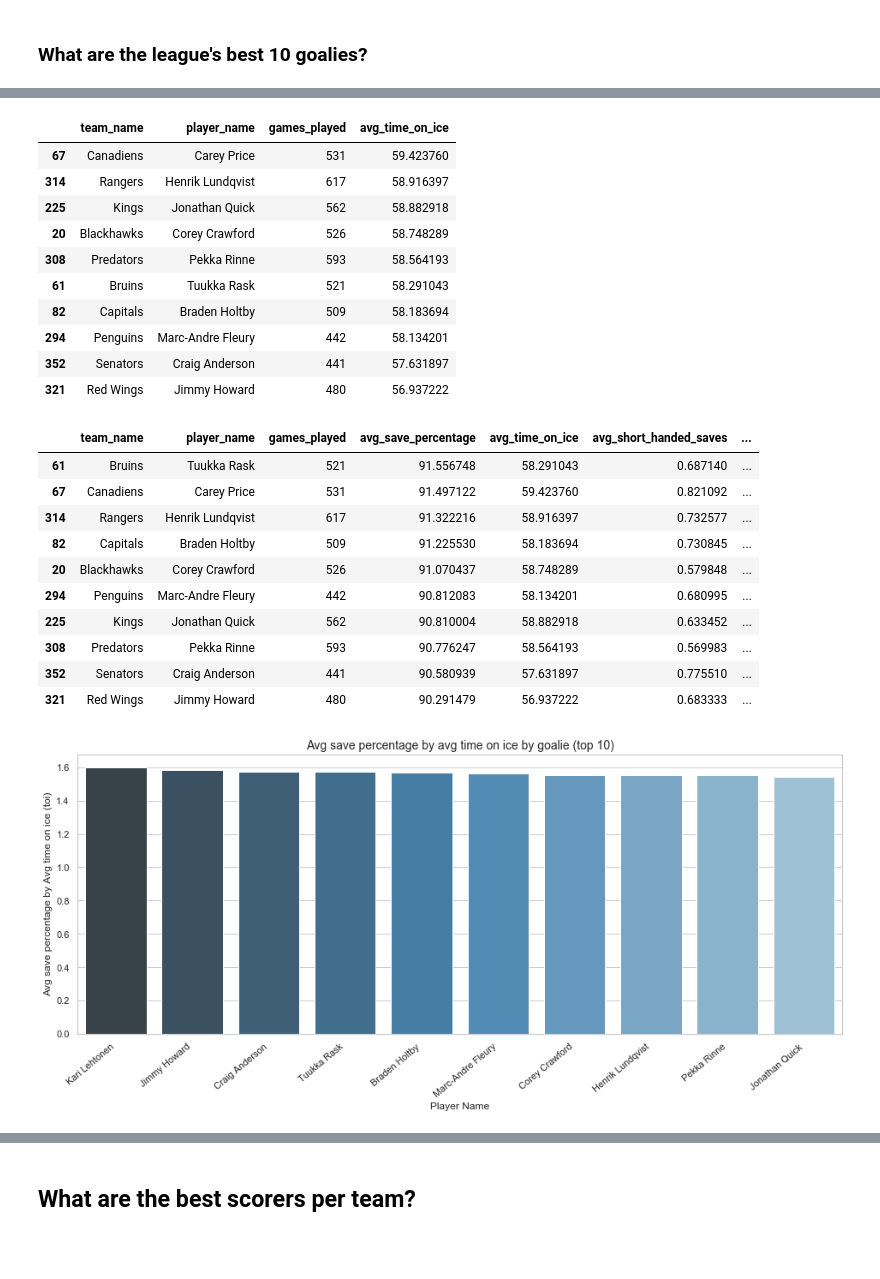
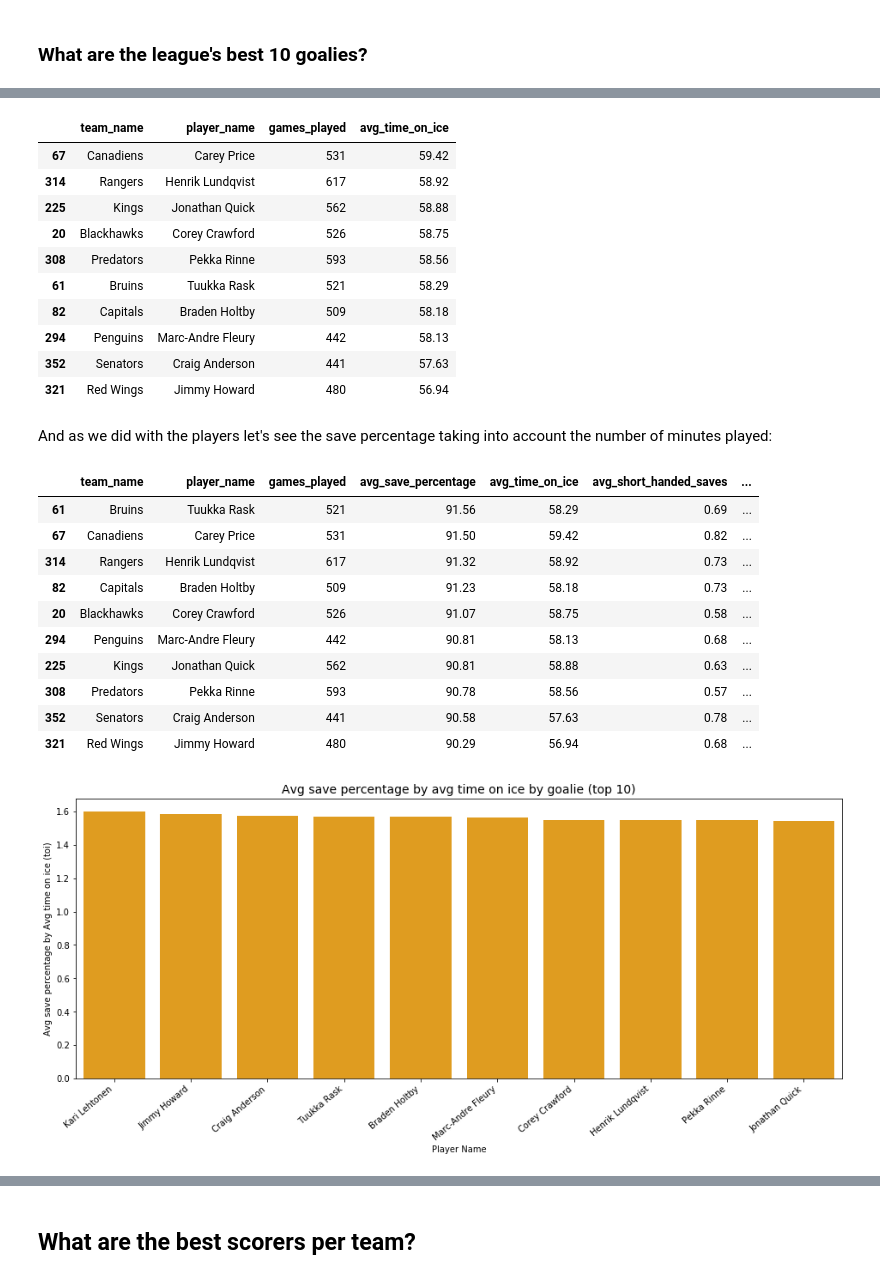
Before and after one commit to pwolter/HockeyStats, a Jupyter notebook: Hockey_fun.ipynb, the cells around one changed output, grey strips where cells are left out. Cells and saved outputs as stored; diff of their text form; code cells hidden in the pictures; blank space fills up the shorter version.

```diff
--- a/Hockey_fun.ipynb
+++ b/Hockey_fun.ipynb
@@ -660 +693,7 @@ top_10_skaters[top_10_skaters['games_played'] > min_games].sort_values('penalty_
+# %%
+# Rename columns
+top_goalies.columns = ['team_name','player_name','games_played','avg_save_percentage','avg_time_on_ice', 'avg_short_handed_saves']
+# %%
+# Let's convert the time on ice from seconds to minutes
+top_goalies['avg_time_on_ice'] = top_goalies['avg_time_on_ice'] / 60
 # %%
@@ -707 +720,3 @@ plt.show()
+# %%
+top_goalies = top_goalies[top_goalies['games_played'] > min_games]
 # %%
@@ -741,43 +760,45 @@ plt.show()
 # %%
-top_10_goalies[top_10_goalies['games_played'] > min_games].sort_values('avg_time_on_ice', ascending=False).head(10)[['team_name','player_name','games_played','avg_time_on_ice']]
+top_goalies.sort_values('avg_time_on_ice', ascending=False).head(10)[['team_name','player_name','games_played','avg_time_on_ice']]
 # %% [output]
 |  | team_name | player_name | games_played | avg_time_on_ice |
-| 67 | Canadiens | Carey Price | 531 | 59.423760 |
-| 314 | Rangers | Henrik Lundqvist | 617 | 58.916397 |
-| 225 | Kings | Jonathan Quick | 562 | 58.882918 |
-| 20 | Blackhawks | Corey Crawford | 526 | 58.748289 |
-| 308 | Predators | Pekka Rinne | 593 | 58.564193 |
-| 61 | Bruins | Tuukka Rask | 521 | 58.291043 |
-| 82 | Capitals | Braden Holtby | 509 | 58.183694 |
-| 294 | Penguins | Marc-Andre Fleury | 442 | 58.134201 |
-| 352 | Senators | Craig Anderson | 441 | 57.631897 |
-| 321 | Red Wings | Jimmy Howard | 480 | 56.937222 |
+| 67 | Canadiens | Carey Price | 531 | 59.42 |
+| 314 | Rangers | Henrik Lundqvist | 617 | 58.92 |
+| 225 | Kings | Jonathan Quick | 562 | 58.88 |
+| 20 | Blackhawks | Corey Crawford | 526 | 58.75 |
+| 308 | Predators | Pekka Rinne | 593 | 58.56 |
+| 61 | Bruins | Tuukka Rask | 521 | 58.29 |
+| 82 | Capitals | Braden Holtby | 509 | 58.18 |
+| 294 | Penguins | Marc-Andre Fleury | 442 | 58.13 |
+| 352 | Senators | Craig Anderson | 441 | 57.63 |
+| 321 | Red Wings | Jimmy Howard | 480 | 56.94 |
+# %% [markdown]
+And as we did with the players let's see the save percentage taking into account the number of minutes played:
 # %%
 # Let's see also how avg_save_percentage relate to time on ice (toi)
-top_10_goalies['avg_save_percentage_by_toi'] = top_10_goalies['avg_save_percentage'] / (top_10_goalies['avg_time_on_ice'])
+top_goalies['avg_save_percentage_by_toi'] = top_goalies['avg_save_percentage'] / (top_goalies['avg_time_on_ice'])
 
 # Now we look at the top 10 players
-top_10_goalies[top_10_goalies['games_played'] > min_games].sort_values('avg_save_percentage', ascending=False).head(10)
+top_goalies.sort_values('avg_save_percentage', ascending=False).head(10)
 # %% [output]
 |  | team_name | player_name | games_played | avg_save_percentage | avg_time_on_ice | avg_short_handed_saves | ... |
-| 61 | Bruins | Tuukka Rask | 521 | 91.556748 | 58.291043 | 0.687140 | ... |
-| 67 | Canadiens | Carey Price | 531 | 91.497122 | 59.423760 | 0.821092 | ... |
-| 314 | Rangers | Henrik Lundqvist | 617 | 91.322216 | 58.916397 | 0.732577 | ... |
-| 82 | Capitals | Braden Holtby | 509 | 91.225530 | 58.183694 | 0.730845 | ... |
-| 20 | Blackhawks | Corey Crawford | 526 | 91.070437 | 58.748289 | 0.579848 | ... |
-| 294 | Penguins | Marc-Andre Fleury | 442 | 90.812083 | 58.134201 | 0.680995 | ... |
-| 225 | Kings | Jonathan Quick | 562 | 90.810004 | 58.882918 | 0.633452 | ... |
-| 308 | Predators | Pekka Rinne | 593 | 90.776247 | 58.564193 | 0.569983 | ... |
-| 352 | Senators | Craig Anderson | 441 | 90.580939 | 57.631897 | 0.775510 | ... |
-| 321 | Red Wings | Jimmy Howard | 480 | 90.291479 | 56.937222 | 0.683333 | ... |
+| 61 | Bruins | Tuukka Rask | 521 | 91.56 | 58.29 | 0.69 | ... |
+| 67 | Canadiens | Carey Price | 531 | 91.50 | 59.42 | 0.82 | ... |
+| 314 | Rangers | Henrik Lundqvist | 617 | 91.32 | 58.92 | 0.73 | ... |
+| 82 | Capitals | Braden Holtby | 509 | 91.23 | 58.18 | 0.73 | ... |
+| 20 | Blackhawks | Corey Crawford | 526 | 91.07 | 58.75 | 0.58 | ... |
+| 294 | Penguins | Marc-Andre Fleury | 442 | 90.81 | 58.13 | 0.68 | ... |
+| 225 | Kings | Jonathan Quick | 562 | 90.81 | 58.88 | 0.63 | ... |
+| 308 | Predators | Pekka Rinne | 593 | 90.78 | 58.56 | 0.57 | ... |
+| 352 | Senators | Craig Anderson | 441 | 90.58 | 57.63 | 0.78 | ... |
+| 321 | Red Wings | Jimmy Howard | 480 | 90.29 | 56.94 | 0.68 | ... |
 # %%
-x = top_10_goalies[top_10_goalies['games_played'] > min_games].sort_values('avg_save_percentage_by_toi', ascending=False).head(10)['player_name']
-y = top_10_goalies[top_10_goalies['games_played'] > min_games].sort_values('avg_save_percentage_by_toi', ascending=False).head(10)['avg_save_percentage_by_toi']
-display_bar_plot(x, y)
+x = top_goalies.sort_values('avg_save_percentage_by_toi', ascending=False).head(10)['player_name']
+y = top_goalies.sort_values('avg_save_percentage_by_toi', ascending=False).head(10)['avg_save_percentage_by_toi']
+display_bar_plot(x, y, color='orange')
 plt.xlabel('Player Name')
 plt.ylabel('Avg save percentage by Avg time on ice (toi)')
 plt.title('Avg save percentage by avg time on ice by goalie (top 10)', fontsize=14)
 plt.show()
 # %% [output]
-[figure, old version]
+[figure, new version]
 # %%
```
Also changed, not shown: parts of 60 cells of this notebook, 2 other files.
